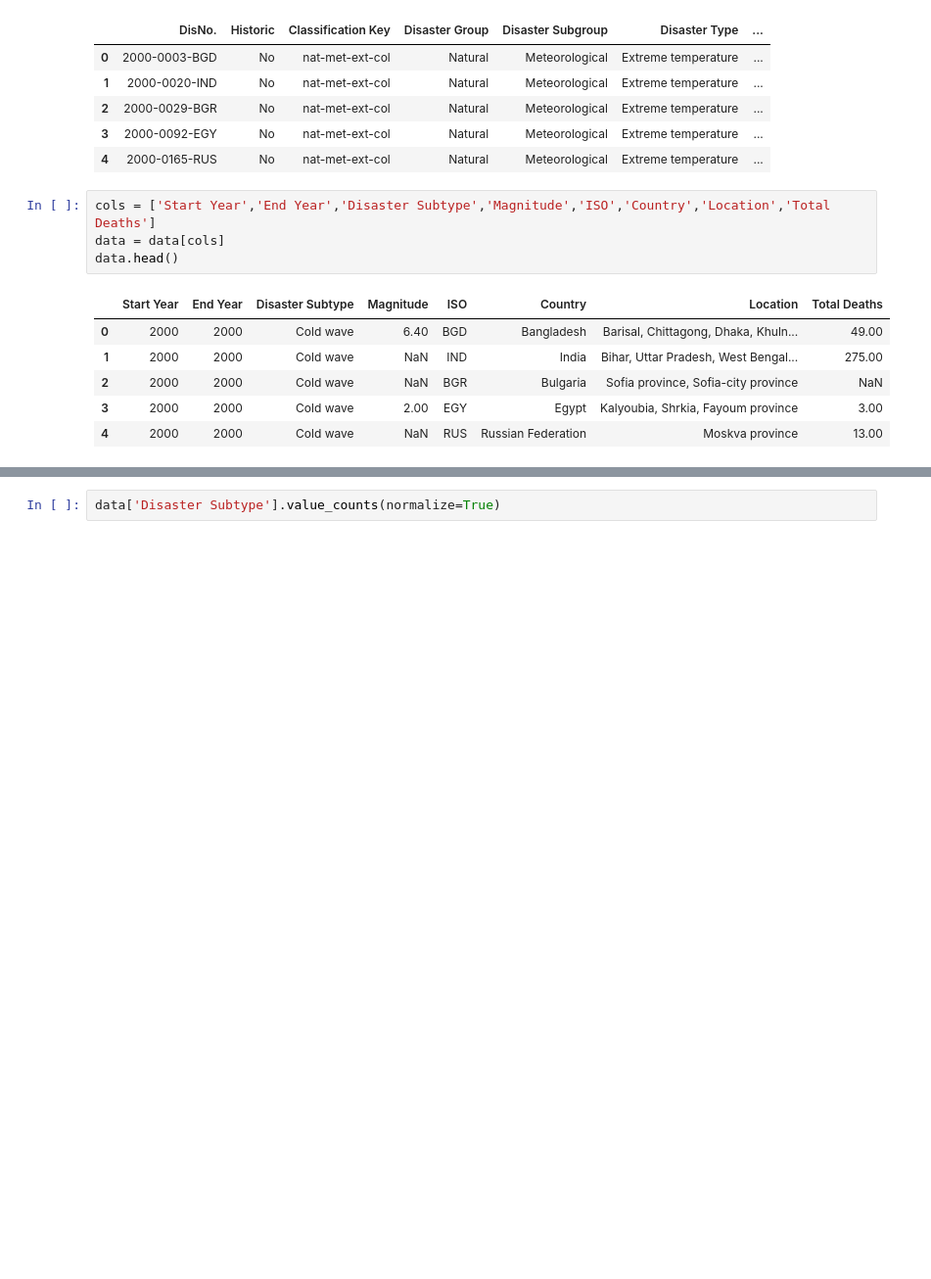
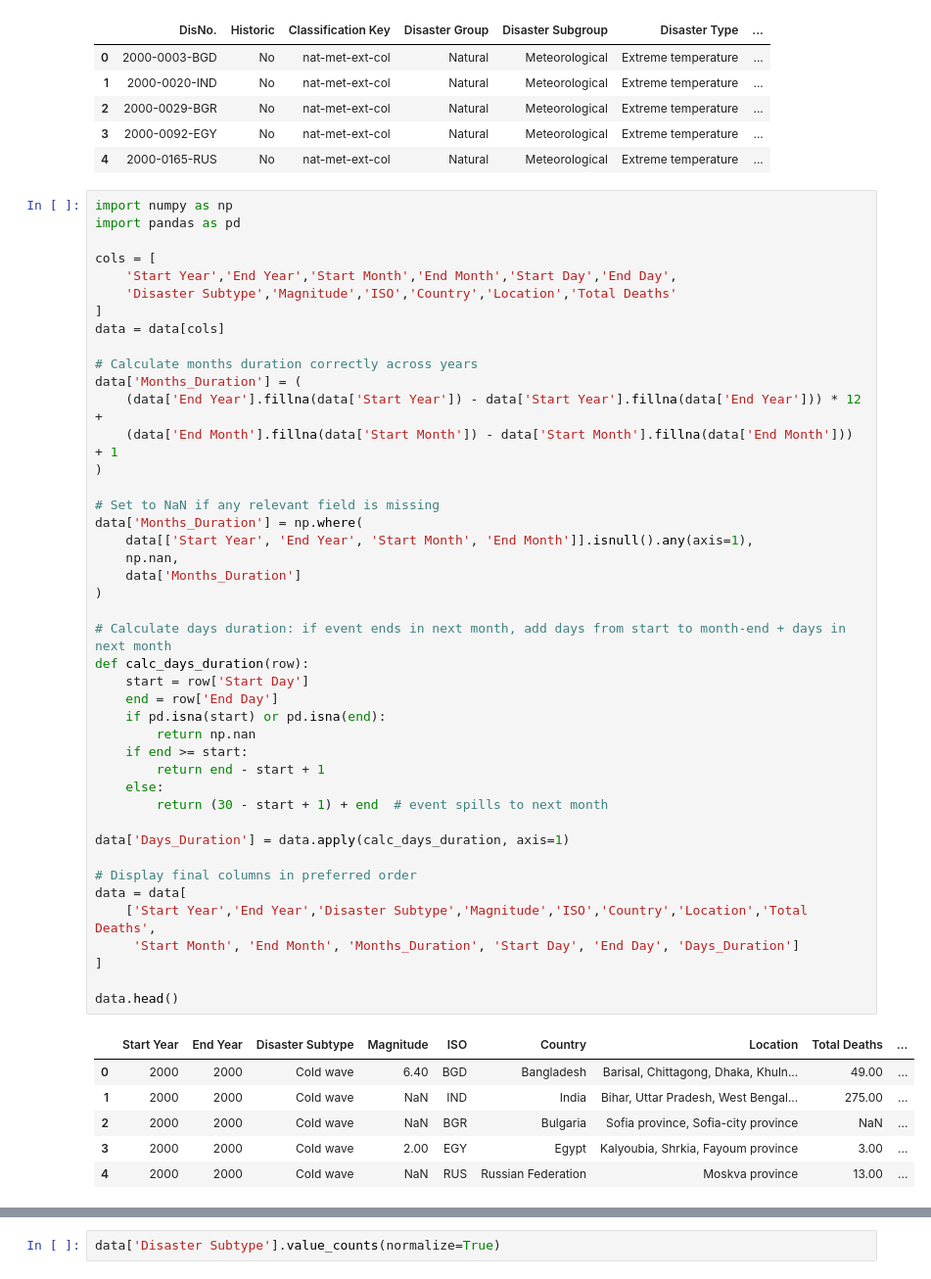
Before and after one commit to erindepree/project4, a Jupyter notebook: code/ken.ipynb, the cells around one changed output, grey strips where cells are left out. Shown at 98% size. Cells and saved outputs as stored; diff of their text form; blank space fills up the shorter version.

```diff
--- a/code/ken.ipynb
+++ b/code/ken.ipynb
@@ -19,16 +19,55 @@ data.head()
 | 3 | 2000-0092-EGY | No | nat-met-ext-col | Natural | Meteorological | Extreme temperature | ... |
 | 4 | 2000-0165-RUS | No | nat-met-ext-col | Natural | Meteorological | Extreme temperature | ... |
 # %%
-cols = ['Start Year','End Year','Disaster Subtype','Magnitude','ISO','Country','Location','Total Deaths']
+import numpy as np
+import pandas as pd
+
+cols = [
+    'Start Year','End Year','Start Month','End Month','Start Day','End Day',
+    'Disaster Subtype','Magnitude','ISO','Country','Location','Total Deaths'
+]
 data = data[cols]
+
+# Calculate months duration correctly across years
+data['Months_Duration'] = (
+    (data['End Year'].fillna(data['Start Year']) - data['Start Year'].fillna(data['End Year'])) * 12 +
+    (data['End Month'].fillna(data['Start Month']) - data['Start Month'].fillna(data['End Month'])) + 1
+)
+
+# Set to NaN if any relevant field is missing
+data['Months_Duration'] = np.where(
+    data[['Start Year', 'End Year', 'Start Month', 'End Month']].isnull().any(axis=1),
+    np.nan,
+    data['Months_Duration']
+)
+
+# Calculate days duration: if event ends in next month, add days from start to month-end + days in next month
+def calc_days_duration(row):
+    start = row['Start Day']
+    end = row['End Day']
+    if pd.isna(start) or pd.isna(end):
+        return np.nan
+    if end >= start:
+        return end - start + 1
+    else:
+        return (30 - start + 1) + end  # event spills to next month
+
+data['Days_Duration'] = data.apply(calc_days_duration, axis=1)
+
+# Display final columns in preferred order
+data = data[
+    ['Start Year','End Year','Disaster Subtype','Magnitude','ISO','Country','Location','Total Deaths',
+     'Start Month', 'End Month', 'Months_Duration', 'Start Day', 'End Day', 'Days_Duration']
+]
+
 data.head()
 # %% [output]
-|  | Start Year | End Year | Disaster Subtype | Magnitude | ISO | Country | Location | Total Deaths |
-| 0 | 2000 | 2000 | Cold wave | 6.40 | BGD | Bangladesh | Barisal, Chittagong, Dhaka, Khuln... | 49.00 |
-| 1 | 2000 | 2000 | Cold wave | NaN | IND | India | Bihar, Uttar Pradesh, West Bengal... | 275.00 |
-| 2 | 2000 | 2000 | Cold wave | NaN | BGR | Bulgaria | Sofia province, Sofia-city province | NaN |
-| 3 | 2000 | 2000 | Cold wave | 2.00 | EGY | Egypt | Kalyoubia, Shrkia, Fayoum province | 3.00 |
-| 4 | 2000 | 2000 | Cold wave | NaN | RUS | Russian Federation | Moskva province | 13.00 |
+|  | Start Year | End Year | Disaster Subtype | Magnitude | ISO | Country | Location | Total Deaths | ... |
+| 0 | 2000 | 2000 | Cold wave | 6.40 | BGD | Bangladesh | Barisal, Chittagong, Dhaka, Khuln... | 49.00 | ... |
+| 1 | 2000 | 2000 | Cold wave | NaN | IND | India | Bihar, Uttar Pradesh, West Bengal... | 275.00 | ... |
+| 2 | 2000 | 2000 | Cold wave | NaN | BGR | Bulgaria | Sofia province, Sofia-city province | NaN | ... |
+| 3 | 2000 | 2000 | Cold wave | 2.00 | EGY | Egypt | Kalyoubia, Shrkia, Fayoum province | 3.00 | ... |
+| 4 | 2000 | 2000 | Cold wave | NaN | RUS | Russian Federation | Moskva province | 13.00 | ... |
 # %%
 data.shape
 # %% [output]
```
Also changed, not shown: parts of 44 cells of this notebook, 1 other file.
